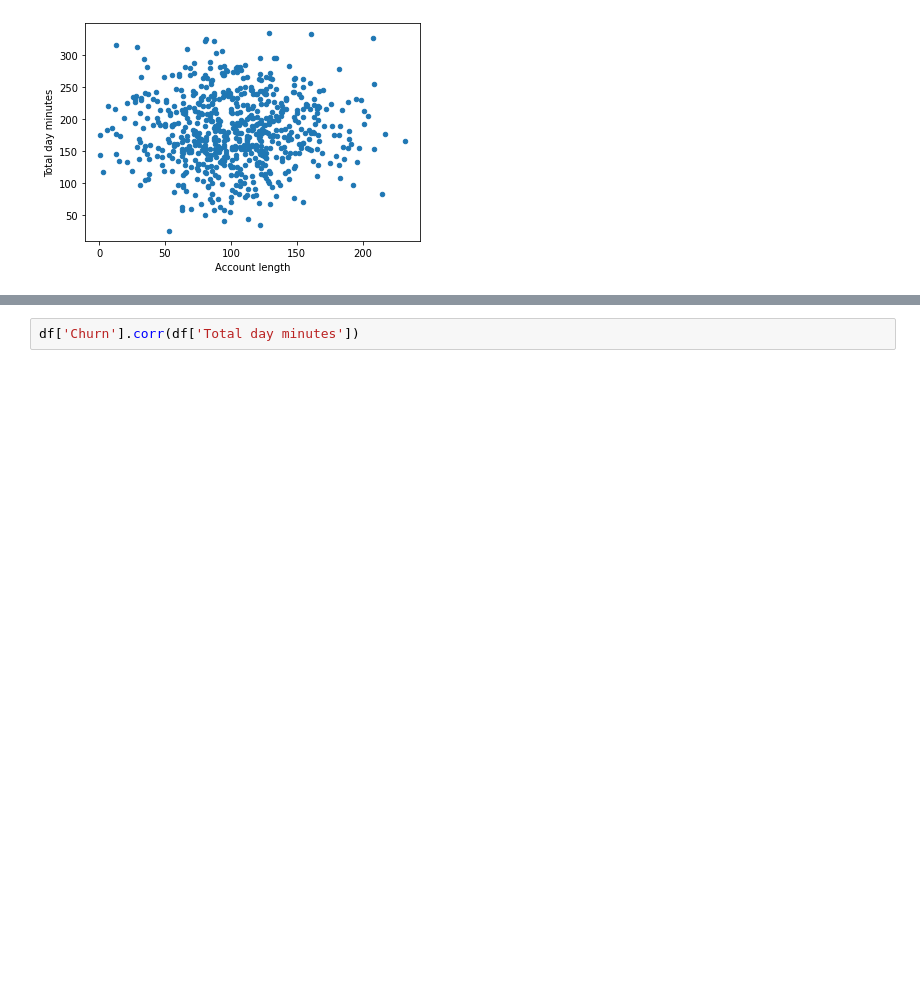
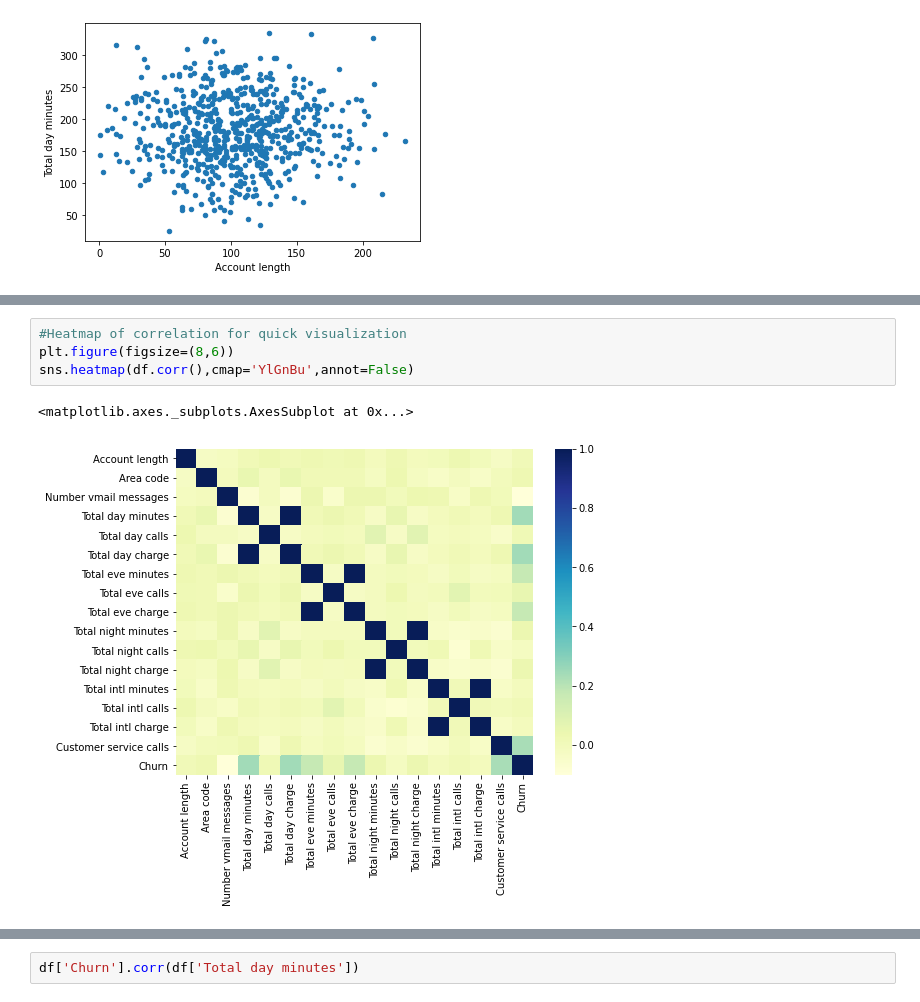
Before and after one commit to aparna-ks/EDA, a Jupyter notebook: EDA_TelecomChurn.ipynb, the cells around one changed output, grey strips where cells are left out. Drawn from its saved outputs; the diff is of its cells as text; blank space fills up the shorter version.

```diff
--- a/EDA_TelecomChurn.ipynb
+++ b/EDA_TelecomChurn.ipynb
@@ -206,0 +238,7 @@ df.corr()
+# %%
+#Heatmap of correlation for quick visualization
+plt.figure(figsize=(8,6))
+sns.heatmap(df.corr(),cmap='YlGnBu',annot=False)
+# %% [output]
+<matplotlib.axes._subplots.AxesSubplot at 0x...>
+[figure, added]
```
Also changed, not shown: parts of 18 cells of this notebook.
